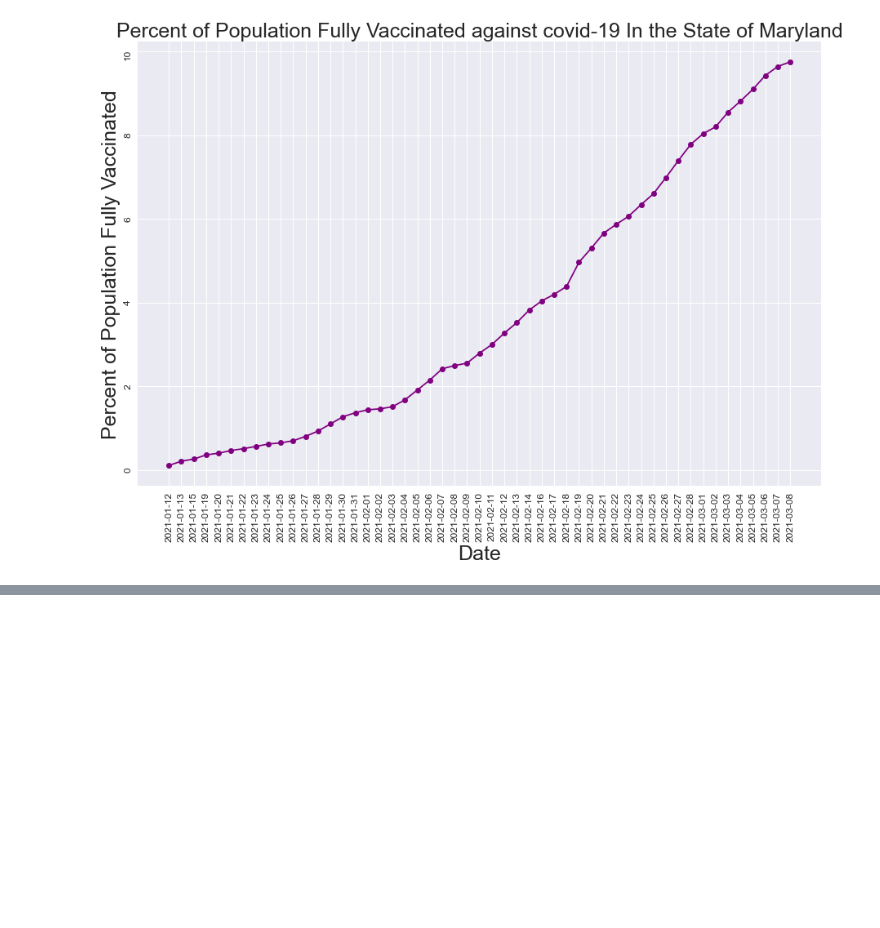
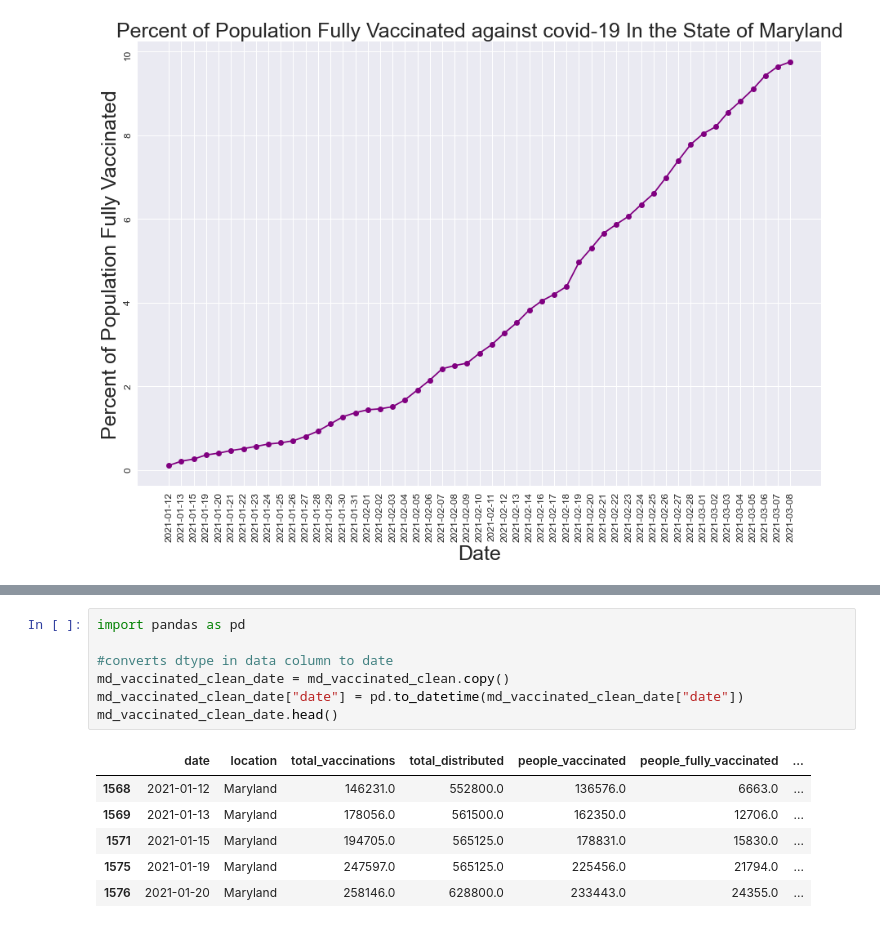
Before and after one commit to ccgrace/maryland_vaccination, a Jupyter notebook: Covid19-Vaccination-Analysis/Vaccionation_in_Maryland_starter.ipynb, the cells around one changed output, grey strips where cells are left out. Cells and saved outputs as stored; diff of their text form; blank space fills up the shorter version.

```diff
--- a/Covid19-Vaccination-Analysis/Vaccionation_in_Maryland_starter.ipynb
+++ b/Covid19-Vaccination-Analysis/Vaccionation_in_Maryland_starter.ipynb
@@ -342,0 +355,14 @@ plt.tick_params(labelsize=12, rotation=90)
+# %%
+import pandas as pd
+
+#converts dtype in data column to date
+md_vaccinated_clean_date = md_vaccinated_clean.copy()
+md_vaccinated_clean_date["date"] = pd.to_datetime(md_vaccinated_clean_date["date"])
+md_vaccinated_clean_date.head()
+# %% [output]
+|  | date | location | total_vaccinations | total_distributed | people_vaccinated | people_fully_vaccinated | ... |
+| 1568 | 2021-01-12 | Maryland | 146231.0 | 552800.0 | 136576.0 | 6663.0 | ... |
+| 1569 | 2021-01-13 | Maryland | 178056.0 | 561500.0 | 162350.0 | 12706.0 | ... |
+| 1571 | 2021-01-15 | Maryland | 194705.0 | 565125.0 | 178831.0 | 15830.0 | ... |
+| 1575 | 2021-01-19 | Maryland | 247597.0 | 565125.0 | 225456.0 | 21794.0 | ... |
+| 1576 | 2021-01-20 | Maryland | 258146.0 | 628800.0 | 233443.0 | 24355.0 | ... |
```
Also changed, not shown: parts of 5 cells of this notebook.
